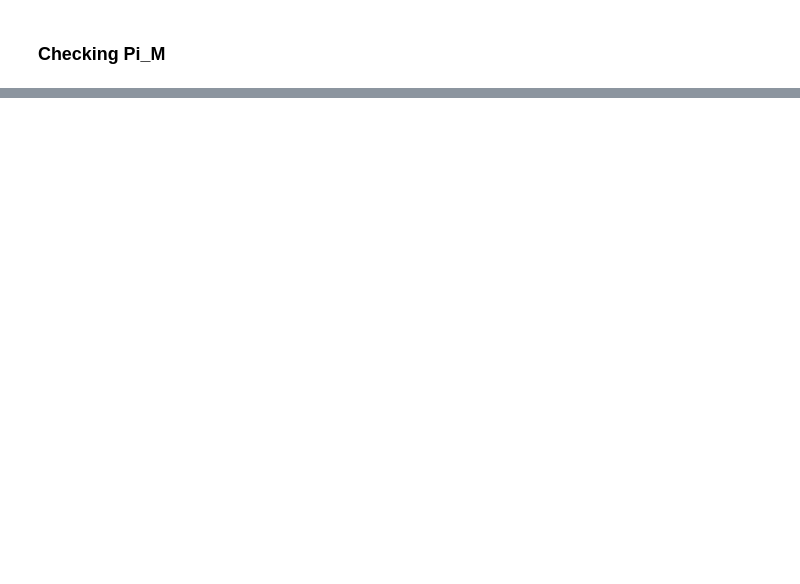
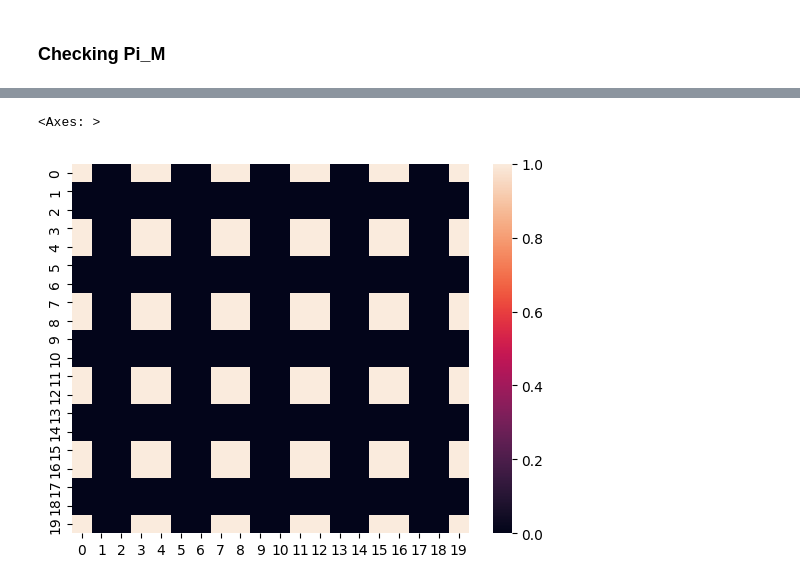
Before and after one commit to nitinjan06/learning_lds_mixtures, a Jupyter notebook: exploration.ipynb, the cells around one changed output, grey strips where cells are left out. Cells and saved outputs as stored; diff of their text form; code cells hidden in the pictures; blank space fills up the shorter version.

```diff
--- a/exploration.ipynb
+++ b/exploration.ipynb
@@ -317,0 +41,2 @@ array([[+0.9, -0.2],
+# %%
+single_expected = get_indiv_Pi_M(LDS_LIST, s)[0]
@@ -317,0 +48,5 @@ array([[+0.9, -0.2],
+# %%
+sns.heatmap(single_expected)
+# %% [output]
+<Axes: >
+[figure, added]
```
Also changed, not shown: parts of 60 cells of this notebook, 6 other files.
